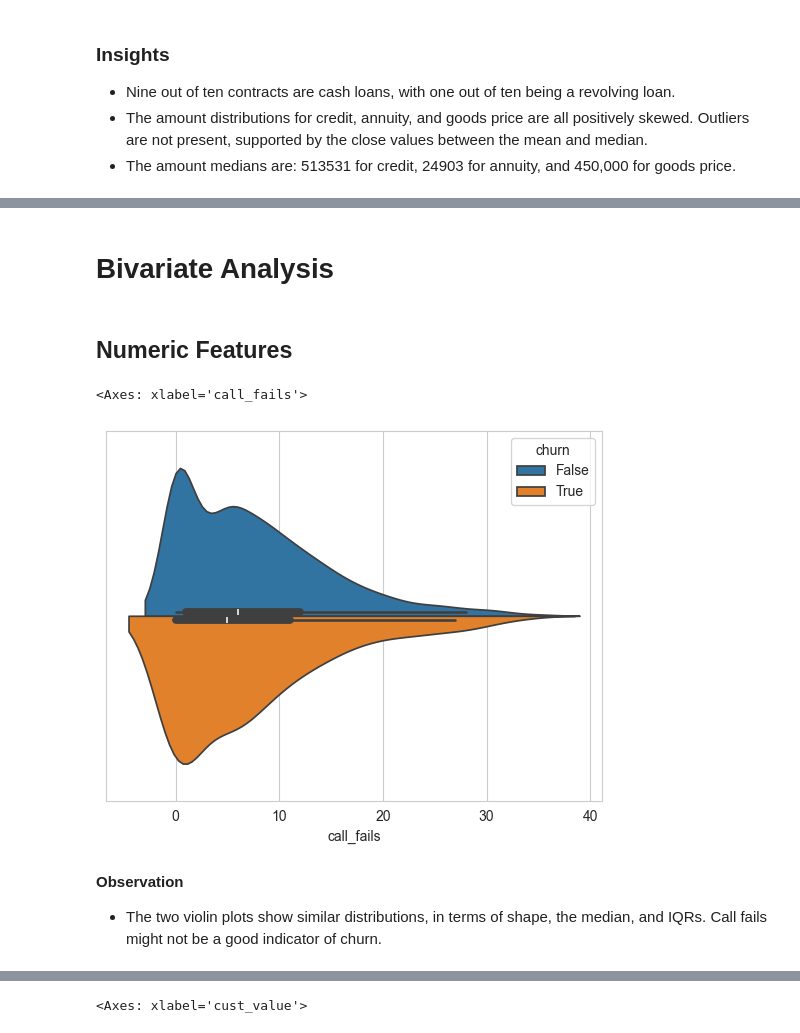
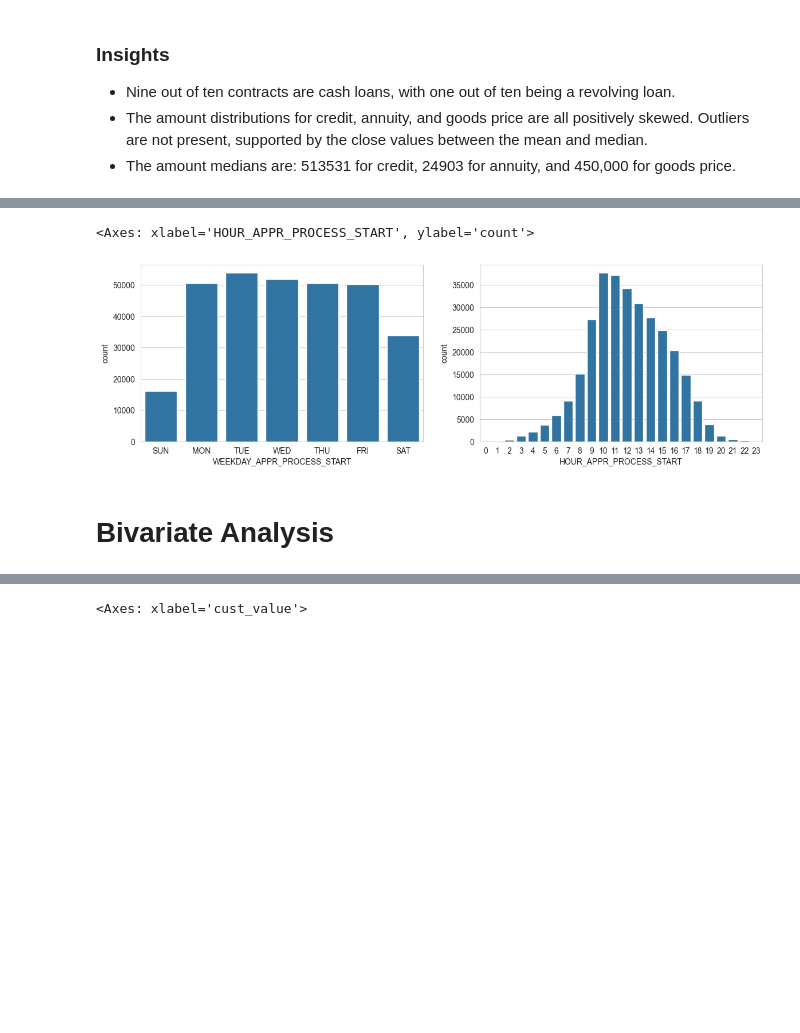
Before and after one commit to mlcuadra1/Credit-Risk, a Jupyter notebook: notebooks/Script 2 - EDA.ipynb, the cells around one changed output, grey strips where cells are left out. Saved outputs shown, nothing was run; the diff lists cells and outputs as text; code cells hidden in the pictures; blank space fills up the shorter version.

```diff
--- a/notebooks/Script 2 - EDA.ipynb
+++ b/notebooks/Script 2 - EDA.ipynb
@@ -230,12 +267,13 @@ Revolving loans: 9.52%
+# %%
+fig, axes = plt.subplots(1, 2, figsize = (14, 4))
+axes = axes.flat
+week = ['SUNDAY', 'MONDAY', 'TUESDAY', 'WEDNESDAY', 'THURSDAY', 'FRIDAY', 'SATURDAY']
+sns.countplot(data=app_train_df_withbool, x='WEEKDAY_APPR_PROCESS_START', order=week, ax=axes[0])
+axes[0].set_xticklabels(['SUN', 'MON', 'TUE', 'WED', 'THU', 'FRI', 'SAT'])
+
+sns.countplot(data=app_train_df_withbool, x='HOUR_APPR_PROCESS_START', ax=axes[1])
+# %% [output]
+<Axes: xlabel='HOUR_APPR_PROCESS_START', ylabel='count'>
+[figure, added]
 # %% [markdown]
 # Bivariate Analysis
-# %% [markdown]
-## Numeric Features
-# %%
-sns.violinplot(data=df, x='call_fails', hue='churn', split = True)
-# %% [output]
-<Axes: xlabel='call_fails'>
-[figure, removed]
-# %% [markdown]
-**Observation**
-- The two violin plots show similar distributions, in terms of shape, the median, and IQRs. Call fails might not be a good indicator of churn.
```
Also changed, not shown: parts of 35 cells of this notebook, 1 other file.
